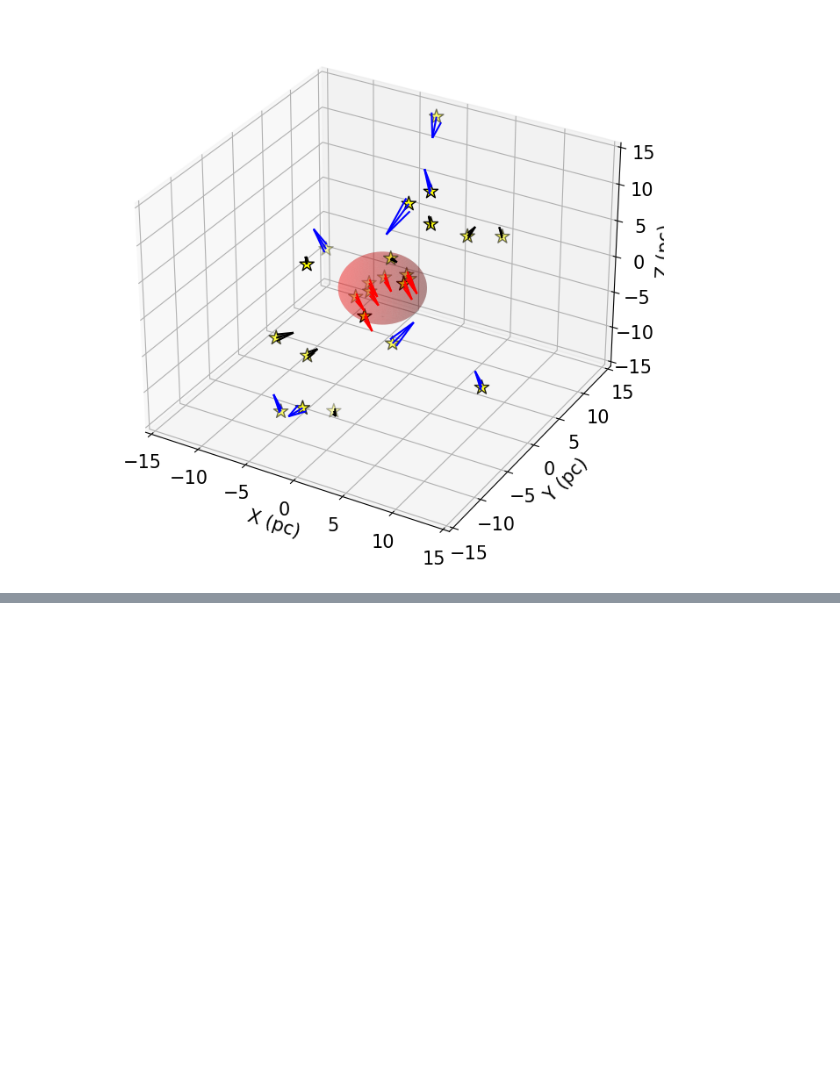
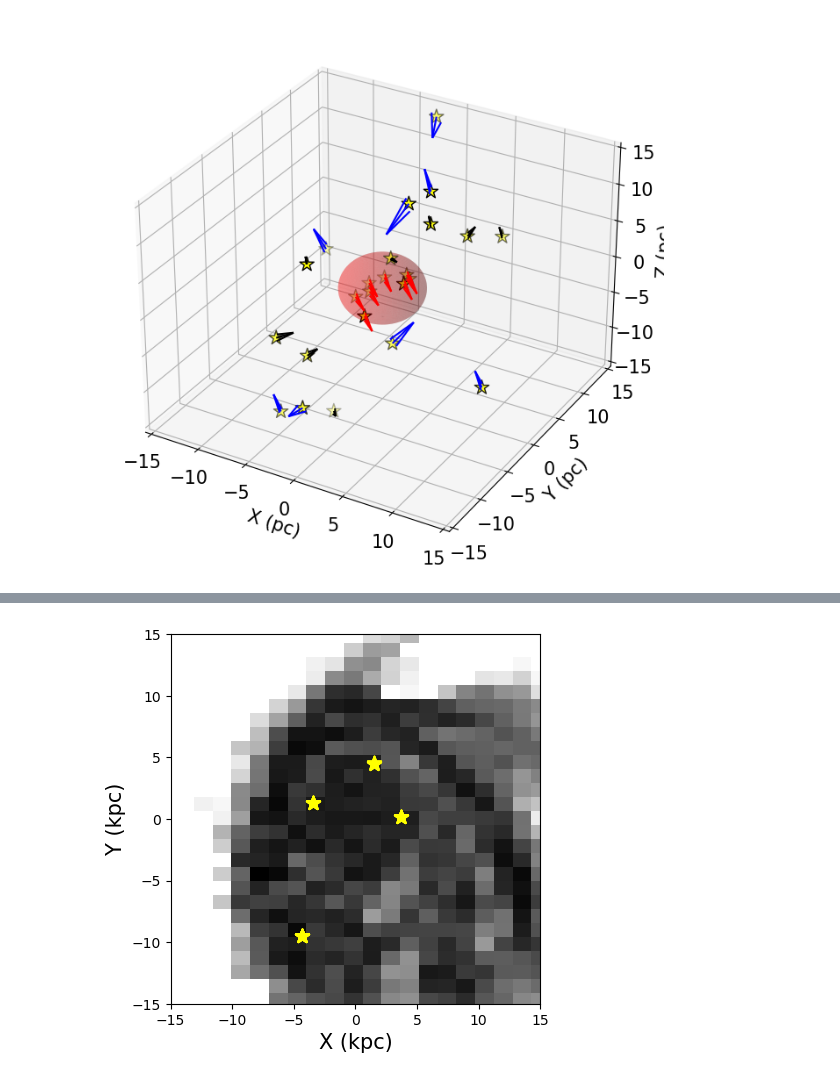
Before and after one commit to sumbarger/star_clusters, a Jupyter notebook: m12i_main_code.ipynb, the cells around one changed output, grey strips where cells are left out. Drawn from its saved outputs; the diff is of its cells as text; code cells hidden in the pictures; blank space fills up the shorter version.

```diff
--- a/m12i_main_code.ipynb
+++ b/m12i_main_code.ipynb
@@ -2063,0 +2111,73 @@ plt.show() # show plot
+# %%
+plt.style.use('default') #makes the background the default python
+
+testcloud = np.arange(0, 1663, 1)  # First position in each array
+fig1, ax = plt.subplots()
+
+my_size = 15
+
+### Gas cells
+ax.hist2d(gas_x640, gas_y640, bins=12000, norm=LogNorm(), cmap='Greys') #make first 2D histogram
+
+### 1st star cluster
+#Drawing_colored_circle = plt.Circle(( xcm_singlecluster_1, ycm_singlecluster_1 ),
+                                    #rmax_singlecluster_1, color="red", alpha=0.5)
+
+#ax.add_artist( Drawing_colored_circle ) #draws circle
+
+ax.scatter(x_singlecluster_1, y_singlecluster_1, facecolor="yellow", s=100, alpha=1, marker=r'*',
+           label="star cluster", edgecolor='yellow', linewidth=1.5)
+
+
+### 2nd star cluster
+#Drawing_colored_circle = plt.Circle(( xcm_singlecluster_2, ycm_singlecluster_2 ),
+                                    #rmax_singlecluster_2, color="red", alpha=0.5)
+
+#ax.add_artist( Drawing_colored_circle ) #draws circle
+
+ax.scatter(x_singlecluster_2, y_singlecluster_2, facecolor="yellow", s=100, alpha=1, marker=r'*',
+            edgecolor='yellow', linewidth=1.5)
+
+
+### 3rd star cluster
+#Drawing_colored_circle = plt.Circle(( xcm_singlecluster_3, ycm_singlecluster_3 ),
+                                    #rmax_singlecluster_3, color="red", alpha=0.5)
+
+#ax.add_artist( Drawing_colored_circle ) #draws circle
+
+ax.scatter(x_singlecluster_3, y_singlecluster_3, facecolor="yellow", s=100, alpha=1, marker=r'*',
+            edgecolor='yellow', linewidth=1.5)
+
+
+### 4th star cluster
+#Drawing_colored_circle = plt.Circle(( xcm_singlecluster_4, ycm_singlecluster_4 ),
+                                    #rmax_singlecluster_4, color="red", alpha=0.5)
+
+#ax.add_artist( Drawing_colored_circle ) #draws circle
+
+ax.scatter(x_singlecluster_4, y_singlecluster_4, facecolor="yellow", s=100, alpha=1, marker=r'*',
+            edgecolor='yellow', linewidth=1.5)
+
+ax.set_xlabel("X (kpc)", fontsize = my_size) #sets x axis label
+ax.set_ylabel("Y (kpc)", fontsize = my_size) #sets y axis label
+
+ax.set_aspect('equal') #sets apsect ratio to be equal
+
+ax.set_xlim([-15, 15]) #sets x limit at -15 to 15
+ax.set_ylim([-15, 15]) #sets y limit at -15 to 15
+
+# Gas legend entry (blue dot)
+#gas_legend = plt.Line2D([0], [0], marker='o', color='w', markerfacecolor='C0', markersize=10, label='Gas Cell')
+
+# Star Cluster legend entry (yellow star with black outline)
+#star_cluster_legend = plt.Line2D([0], [0], marker='*', color = 'w', markerfacecolor='yellow', markeredgecolor='black', markersize=10, label='Star Cluster')
+
+# Create a legend with custom legend entries
+#ax.legend(handles=[ star_cluster_legend], fontsize = 10)
+
+#plt.savefig('plot_x_vs_y.pdf') #saves plot as a pdf
+#plt.savefig('plot_x_vs_y.png') #saves plot as a png
+
+plt.show() #shows plot
+# %% [output]
+[figure, added]
```
Also changed, not shown: parts of 5 cells of this notebook.
